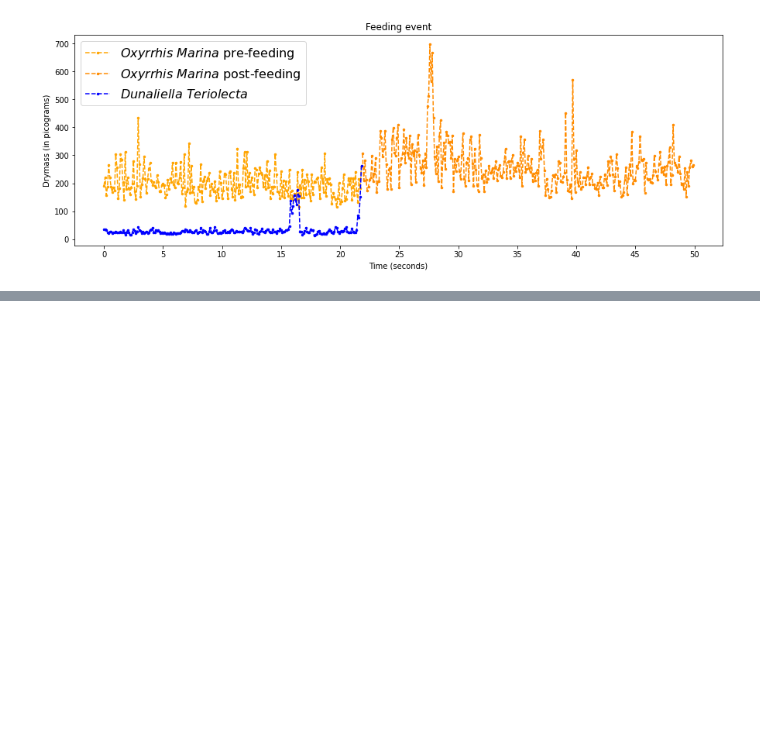
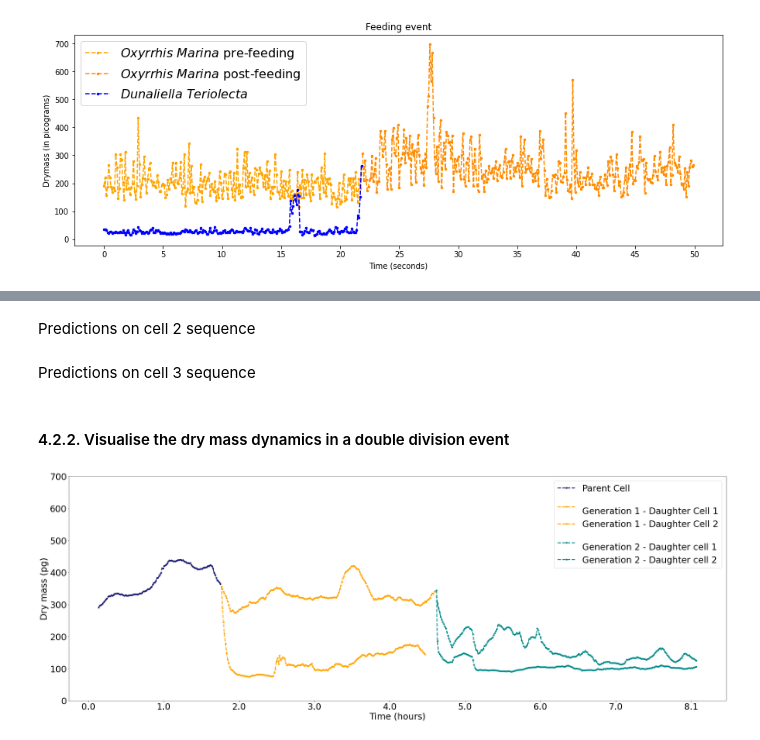
Before and after one commit to softmatterlab/Quantitative-Microplankton-Tracker, a Jupyter notebook: examples/2-example_WACNet.ipynb, the cells around one changed output, grey strips where cells are left out. Drawn from its saved outputs; the diff is of its cells as text; code cells hidden in the pictures; blank space fills up the shorter version.

Commit message:
Update 2-example_WACNet.ipynb
Updated with figure 3 and figure 4 results

```diff
--- a/examples/2-example_WACNet.ipynb
+++ b/examples/2-example_WACNet.ipynb
@@ -123,0 +167,6 @@ plt.show()
+# %%
+def dm_range(rad_range, ri_range):
+    m = lambda rad, ri: ((4*np.pi)/3) * ((rad*1e+6)**3) * (ri-1.33)
+    return m(rad_range[0], ri_range[0]), m(rad_range[1], ri_range[1])
+dm_vals = dm_range([4e-6, 9e-6], [1.35, 1.38])
+dm_vals
@@ -123,0 +192,2 @@ plt.show()
+# %% [markdown]
+Predictions on cell 2 sequence
@@ -123,0 +208,68 @@ plt.show()
+# %% [markdown]
+Predictions on cell 3 sequence
+# %%
+_dm_cell3=[]
+for i in range(len(division_models)):
+
+    pred = division_models[i].predict(
+        Normalise(
+            cell3_sequence,
+        )
+    )[:,0]
+
+    pred = real_dm(pred, dm_vals[1]-dm_vals[0], dm_vals[0])
+    _dm_cell3.append(pred)
+
+dm_cell3 = np.mean(_dm_cell3, axis=0)
+# %% [markdown]
+#### 4.2.2. Visualise the dry mass dynamics in a double division event
+# %%
+time = np.arange(0, len(dm_cell1), 1)
+
+fig,ax = plt.subplots(figsize=(40, 14))
+
+
+dt1 = 128
+dt2 = 335
+end1 = 600
+
+daughter_lim = 10
+plt.plot(time[10:dt1], dm_cell1[10:dt1], linestyle='dashed', color="midnightblue",
+         marker='.', label='Parent Cell', alpha=1, markersize=10, linewidth=3)  # parentcell1
+
+plt.plot(time[dt1:dt2], dm_cell1[dt1:dt2], linestyle='dashed', color="orange",
+         marker='.', label='\nGeneration 1 - Daughter Cell 1', alpha=1, markersize='10', linewidth=3) #stationary cell
+
+plt.plot(time[dt1:dt2-daughter_lim], dm_cell2[dt1:dt2-daughter_lim], linestyle='dashed', color="orange",
+         marker='.', label='Generation 1 - Daughter Cell 2', alpha=1, markersize='10', linewidth=3)  #displaced cell
+
+
+# Second generation----
+
+plt.plot(time[dt2:end1], dm_cell1[dt2:end1], linestyle='dashed', color="darkcyan",
+         marker='.', label='\nGeneration 2 - Daughter cell 1', alpha=1, markersize='10', linewidth=3)  # stationary cell
+
+plt.plot(time[dt2:end1], dm_cell3[dt2:end1], linestyle='dashed', color="darkcyan",
+         marker='.', label='Generation 2 - Daughter cell 2', alpha=1, markersize='10', linewidth=3)  # daughtercell1
+
+
+def place_ticks(x = 10, y = 10):
+    plt.locator_params(axis="x", nbins=x)
+    plt.locator_params(axis="y", nbins=y)
+
+xticks = np.arange(0,700,14.5)
+ax.set_xticks(xticks)
+ax.set_xticklabels([np.round(x*(5/6/60),1) for x in xticks])
+place_ticks(x=10, y=10)
+
+fs = 30
+plt.xticks(fontsize=fs)
+plt.yticks(fontsize=fs)
+plt.legend(prop={'size': fs})
+plt.ylabel("Dry mass (pg)", fontsize=fs)
+plt.xlabel("Time (hours)", fontsize=fs)
+
+plt.ylim([0, 700])
+plt.show()
+# %% [output]
+[figure, added]
```
Also changed, not shown: parts of 17 cells of this notebook.
